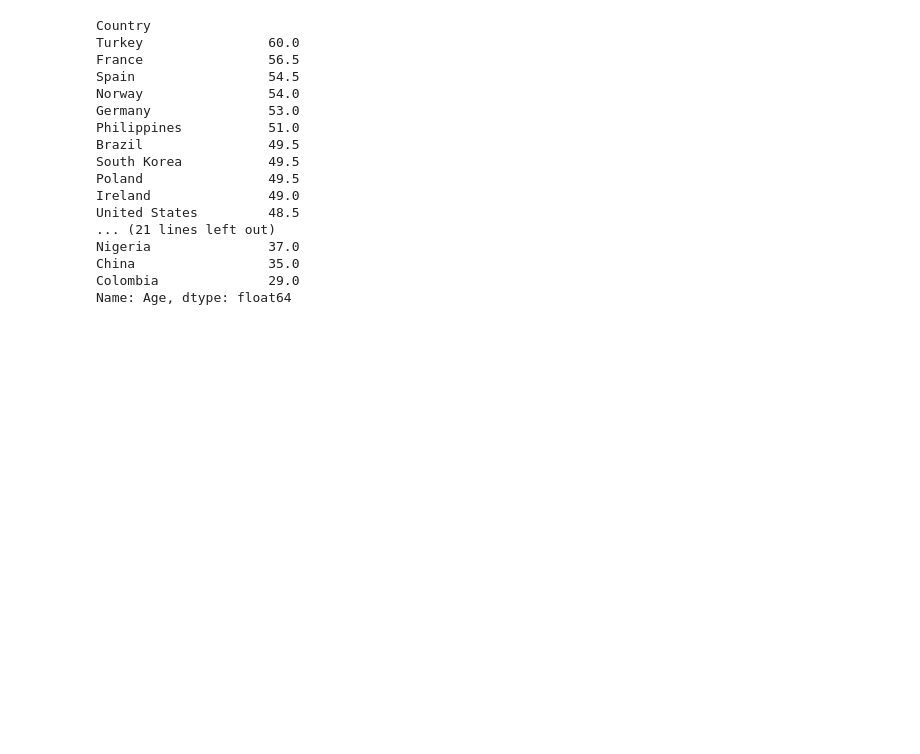
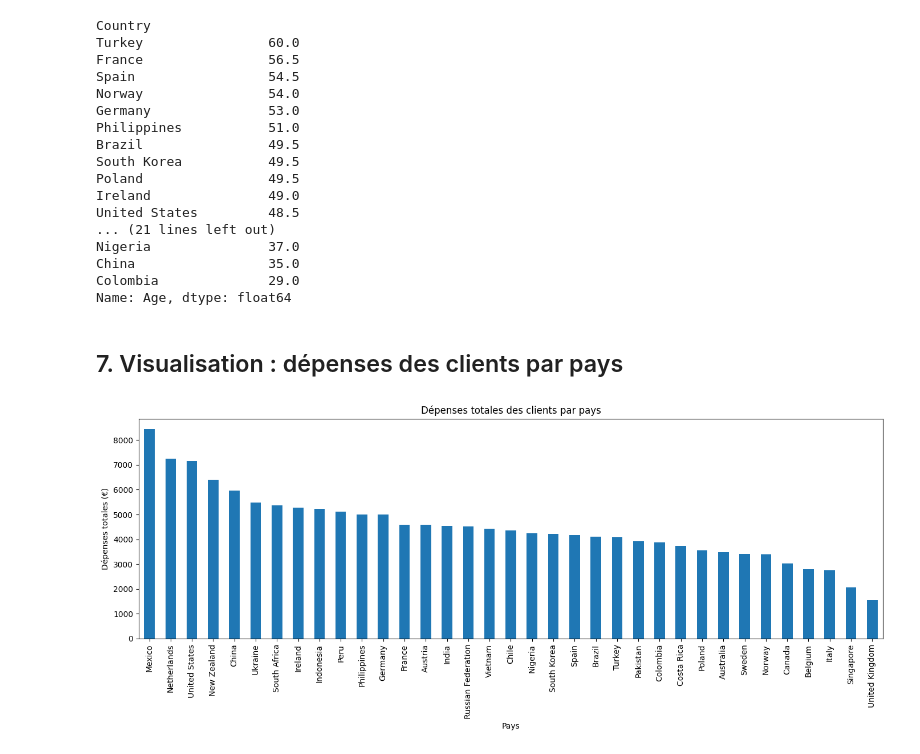
Before and after one commit to souhailabouali/sell4all, a Jupyter notebook: exploration-sell4all.ipynb, the cells around one changed output. Cells and saved outputs as stored; diff of their text form; code cells hidden in the pictures; blank space fills up the shorter version.

Commit message:
Adding the bar chart of total spending per country and data cleaning

```diff
--- a/exploration-sell4all.ipynb
+++ b/exploration-sell4all.ipynb
@@ -109,3 +109,17 @@ Nigeria               37.0
 China                 35.0
 Colombia              29.0
 Name: Age, dtype: float64
+# %% [markdown]
+## 7. Visualisation : dépenses des clients par pays
+# %%
+spendings_by_country = df.groupby('Country')['Customer spendings'].sum().sort_values(ascending=False)
+
+plt.figure(figsize=(14, 6))
+spendings_by_country.plot(kind='bar')
+plt.title('Dépenses totales des clients par pays')
+plt.xlabel('Pays')
+plt.ylabel('Dépenses totales (€)')
+plt.tight_layout()
+plt.show()
+# %% [output]
+[figure, added]
```
Also changed, not shown: parts of 2 cells of this notebook.
